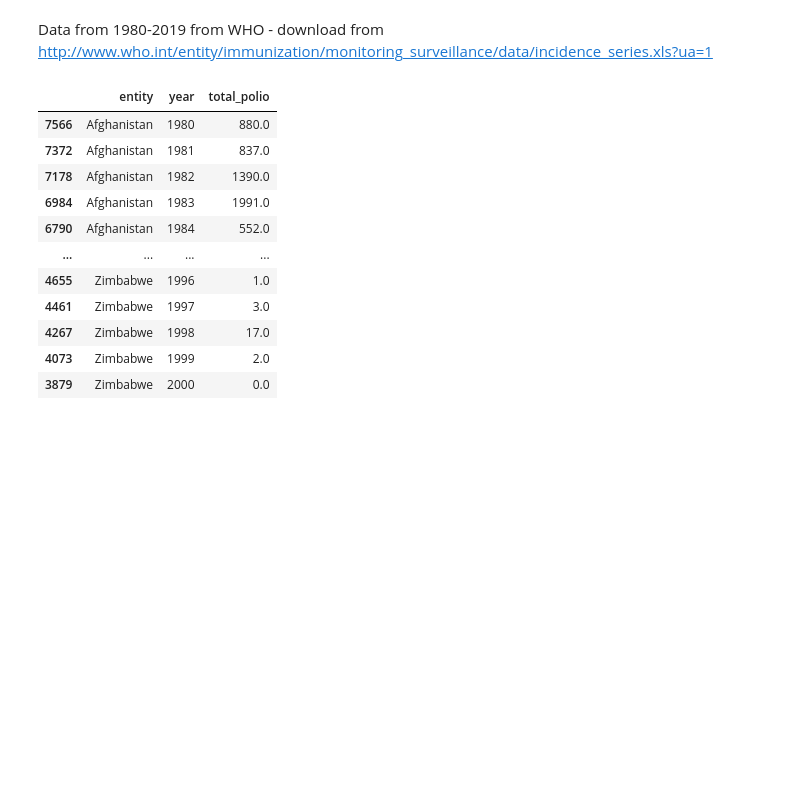
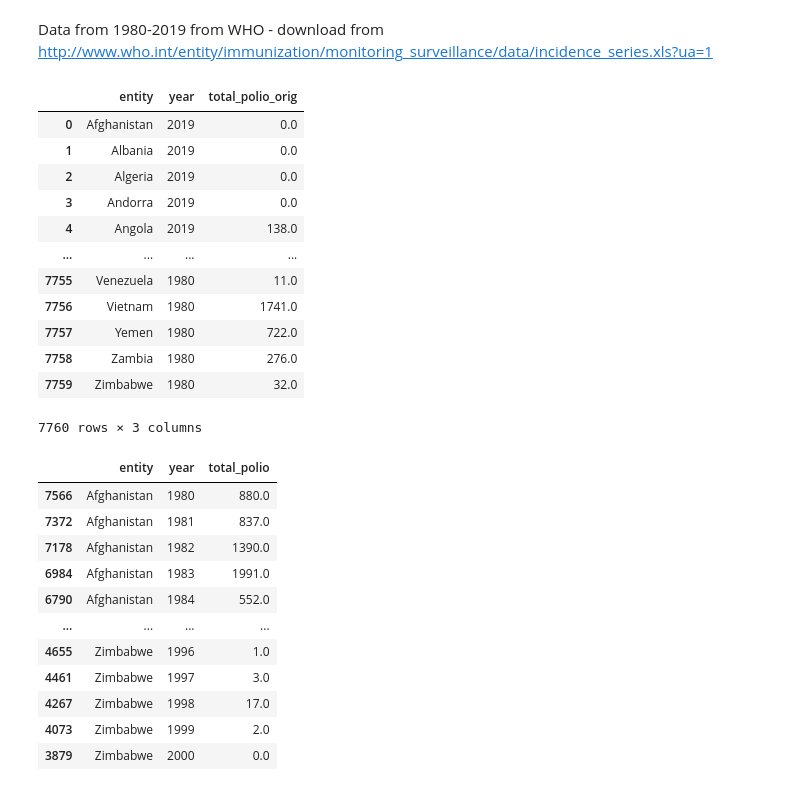
Before and after one commit to owid/notebooks, a Jupyter notebook: FionaSpooner/polio_cases/combine_polio_data.ipynb, the cells around one changed output. Saved outputs shown, nothing was run; the diff lists cells and outputs as text; code cells hidden in the pictures; blank space fills up the shorter version.

```diff
--- a/FionaSpooner/polio_cases/combine_polio_data.ipynb
+++ b/FionaSpooner/polio_cases/combine_polio_data.ipynb
@@ -54,6 +54,22 @@ who_ext_vdpv
 Data from 1980-2019 from WHO - download from http://www.who.int/entity/immunization/monitoring_surveillance/data/incidence_series.xls?ua=1
 # %%
 who_melt, regions = get_who_data_and_regions()
+who_melt_all = who_melt.rename(columns= {'total_polio':'total_polio_orig'})
+who_melt_all
+# %% [output]
+|  | entity | year | total_polio_orig |
+| 0 | Afghanistan | 2019 | 0.0 |
+| 1 | Albania | 2019 | 0.0 |
+| 2 | Algeria | 2019 | 0.0 |
+| 3 | Andorra | 2019 | 0.0 |
+| 4 | Angola | 2019 | 138.0 |
+| ... | ... | ... | ... |
+| 7755 | Venezuela | 1980 | 11.0 |
+| 7756 | Vietnam | 1980 | 1741.0 |
+| 7757 | Yemen | 1980 | 722.0 |
+| 7758 | Zambia | 1980 | 276.0 |
+| 7759 | Zimbabwe | 1980 | 32.0 |
+7760 rows × 3 columns
 # %%
 who_melt = who_melt[who_melt.year < 2001]
 who_melt.sort_values(['entity','year'])
```
Also changed, not shown: parts of 3 cells of this notebook, 1 other file.
